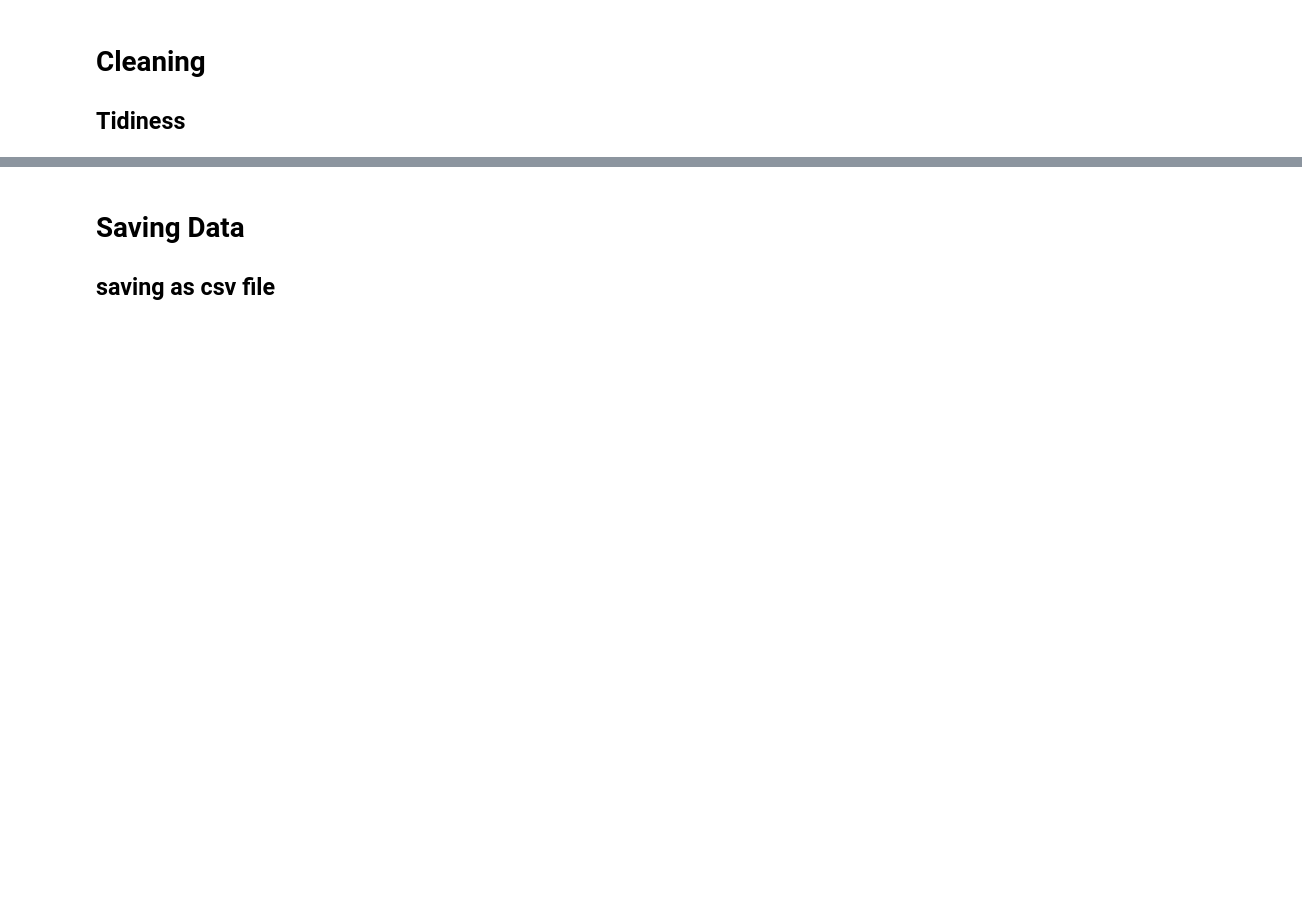
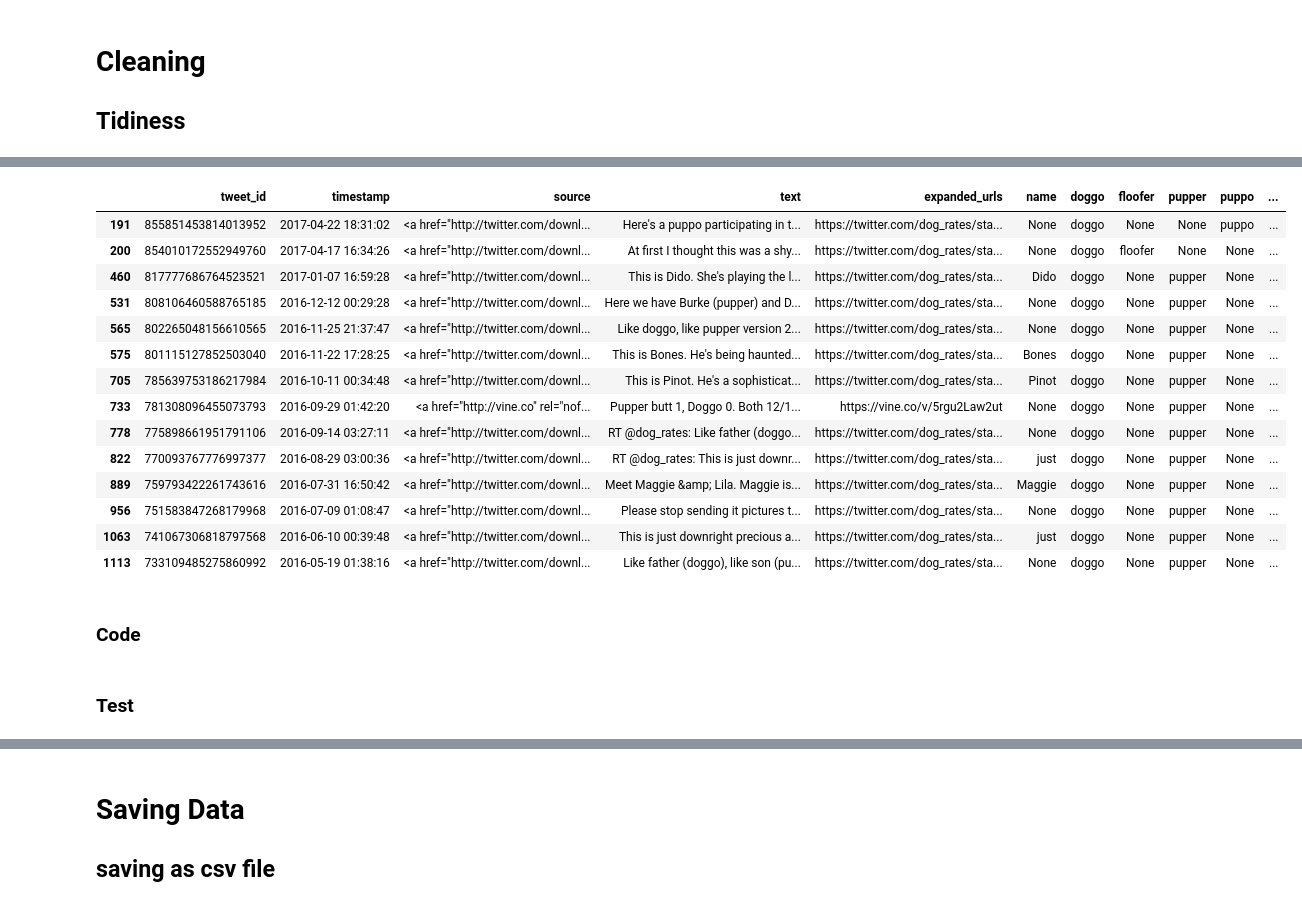
Before and after one commit to wessamalhallak/DataWrangling, a Jupyter notebook: wrangle_act.ipynb, the cells around one changed output, grey strips where cells are left out. Saved outputs shown, nothing was run; the diff lists cells and outputs as text; code cells hidden in the pictures; blank space fills up the shorter version.

```diff
--- a/wrangle_act.ipynb
+++ b/wrangle_act.ipynb
@@ -263,0 +424,2 @@ df_api.describe()
+# %%
+df_csv_clean["timestamp"]=pd.to_datetime(df_csv_clean.timestamp)
@@ -263,0 +454,6 @@ df_api.describe()
+# %%
+df_csv_clean["tweet_id"]=df_csv_clean["tweet_id"].astype(str)
+#df_csv_clean["retweeted_status_id"]=df_csv_clean["retweeted_status_id"].astype(str)
+#df_csv_clean["retweeted_status_user_id"]=df_csv_clean["retweeted_status_user_id"].astype(str)
+#df_csv_clean["in_reply_to_status_id"]=df_csv_clean["in_reply_to_status_id"].astype(str)
+#df_csv_clean["in_reply_to_user_id"]=df_csv_clean["in_reply_to_user_id"].astype(str)
@@ -263,0 +477,7 @@ df_api.describe()
+# %%
+df_csv_clean.drop(["retweeted_status_id",
+                    "retweeted_status_user_id",
+                    "in_reply_to_status_id",
+                    "in_reply_to_user_id",
+                   "retweeted_status_timestamp"],
+                  axis=1,inplace=True)
@@ -263,0 +532,7 @@ df_api.describe()
+# %%
+ratting=df_csv_clean.text.str.extract('((?:\d+\.)?\d+)\/(\d+)', expand=True)
+df_csv_clean.rating_numerator=ratting[0].astype(float)
+df_csv_clean.rating_denominator=ratting[1].astype(float)
+df_csv_clean=df_csv_clean[df_csv_clean["rating_denominator"]!=0]
+df_csv_clean["rating"]=df_csv_clean.rating_numerator / df_csv_clean.rating_denominator
+df_csv_clean.drop(["rating_denominator","rating_numerator"],axis=1,inplace=True)
@@ -266,0 +663,21 @@ df_api.describe()
+# %%
+df_csv_clean.loc[(df_csv_clean[['doggo', 'floofer', 'pupper', 'puppo']] != 'None'
+                 ).sum(axis=1) > 1]
+# %% [output]
+|  | tweet_id | timestamp | source | text | expanded_urls | name | doggo | floofer | pupper | puppo | ... |
+| 191 | 855851453814013952 | 2017-04-22 18:31:02 | <a href="http://twitter.com/downl... | Here's a puppo participating in t... | https://twitter.com/dog_rates/sta... | None | doggo | None | None | puppo | ... |
+| 200 | 854010172552949760 | 2017-04-17 16:34:26 | <a href="http://twitter.com/downl... | At first I thought this was a shy... | https://twitter.com/dog_rates/sta... | None | doggo | floofer | None | None | ... |
+| 460 | 817777686764523521 | 2017-01-07 16:59:28 | <a href="http://twitter.com/downl... | This is Dido. She's playing the l... | https://twitter.com/dog_rates/sta... | Dido | doggo | None | pupper | None | ... |
+| 531 | 808106460588765185 | 2016-12-12 00:29:28 | <a href="http://twitter.com/downl... | Here we have Burke (pupper) and D... | https://twitter.com/dog_rates/sta... | None | doggo | None | pupper | None | ... |
+| 565 | 802265048156610565 | 2016-11-25 21:37:47 | <a href="http://twitter.com/downl... | Like doggo, like pupper version 2... | https://twitter.com/dog_rates/sta... | None | doggo | None | pupper | None | ... |
+| 575 | 801115127852503040 | 2016-11-22 17:28:25 | <a href="http://twitter.com/downl... | This is Bones. He's being haunted... | https://twitter.com/dog_rates/sta... | Bones | doggo | None | pupper | None | ... |
+| 705 | 785639753186217984 | 2016-10-11 00:34:48 | <a href="http://twitter.com/downl... | This is Pinot. He's a sophisticat... | https://twitter.com/dog_rates/sta... | Pinot | doggo | None | pupper | None | ... |
+| 733 | 781308096455073793 | 2016-09-29 01:42:20 | <a href="http://vine.co" rel="nof... | Pupper butt 1, Doggo 0. Both 12/1... | https://vine.co/v/5rgu2Law2ut | None | doggo | None | pupper | None | ... |
+| 778 | 775898661951791106 | 2016-09-14 03:27:11 | <a href="http://twitter.com/downl... | RT @dog_rates: Like father (doggo... | https://twitter.com/dog_rates/sta... | None | doggo | None | pupper | None | ... |
+| 822 | 770093767776997377 | 2016-08-29 03:00:36 | <a href="http://twitter.com/downl... | RT @dog_rates: This is just downr... | https://twitter.com/dog_rates/sta... | just | doggo | None | pupper | None | ... |
+| 889 | 759793422261743616 | 2016-07-31 16:50:42 | <a href="http://twitter.com/downl... | Meet Maggie &amp; Lila. Maggie is... | https://twitter.com/dog_rates/sta... | Maggie | doggo | None | pupper | None | ... |
+| 956 | 751583847268179968 | 2016-07-09 01:08:47 | <a href="http://twitter.com/downl... | Please stop sending it pictures t... | https://twitter.com/dog_rates/sta... | None | doggo | None | pupper | None | ... |
+| 1063 | 741067306818797568 | 2016-06-10 00:39:48 | <a href="http://twitter.com/downl... | This is just downright precious a... | https://twitter.com/dog_rates/sta... | just | doggo | None | pupper | None | ... |
+| 1113 | 733109485275860992 | 2016-05-19 01:38:16 | <a href="http://twitter.com/downl... | Like father (doggo), like son (pu... | https://twitter.com/dog_rates/sta... | None | doggo | None | pupper | None | ... |
+# %% [markdown]
+### Code ###
@@ -266,0 +695,2 @@ df_api.describe()
+# %% [markdown]
+### Test ###
```
Also changed, not shown: parts of 131 cells of this notebook, 2 other files.
